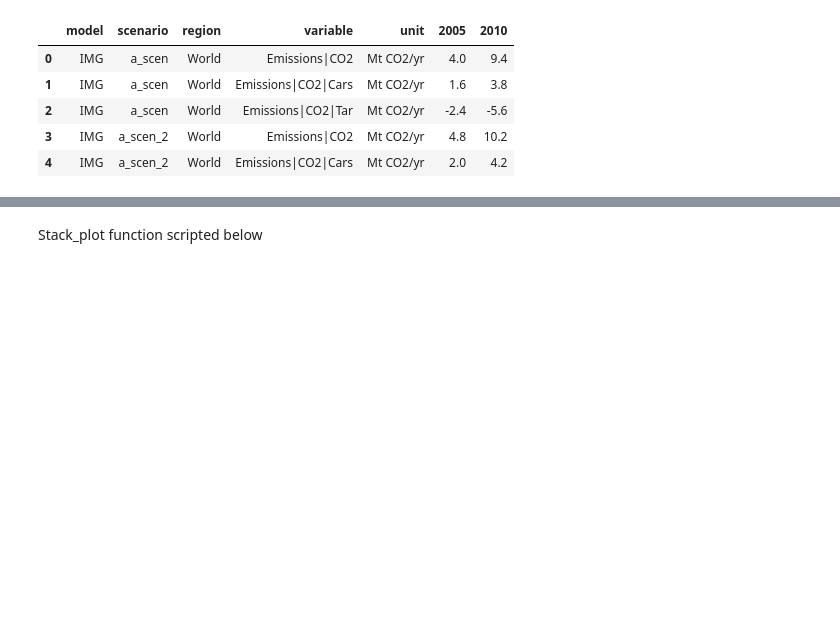
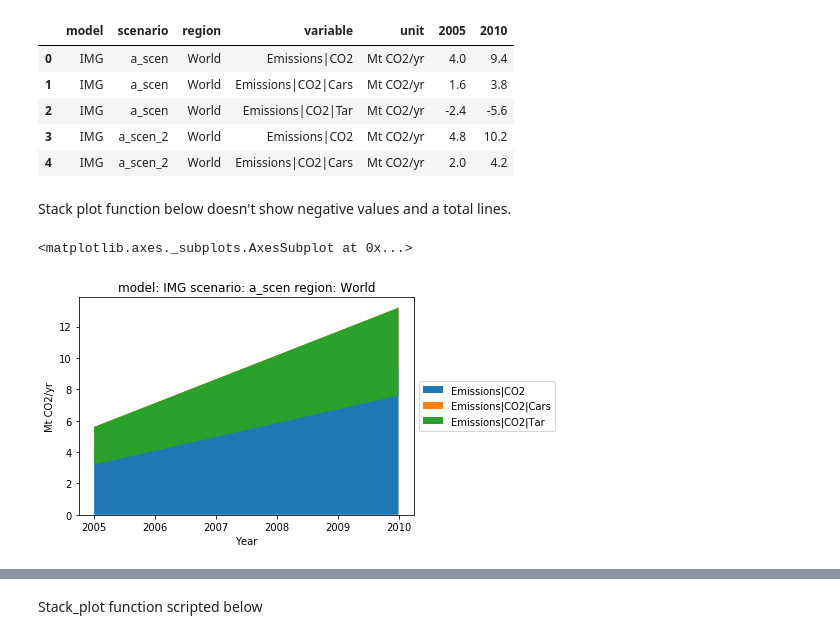
Before and after one commit to IAMconsortium/pyam, a Jupyter notebook: doc/source/tutorials/plot_aggregated_variables.ipynb, the cells around one changed output, grey strips where cells are left out. Drawn from its saved outputs; the diff is of its cells as text; code cells hidden in the pictures; blank space fills up the shorter version.

```diff
--- a/doc/source/tutorials/plot_aggregated_variables.ipynb
+++ b/doc/source/tutorials/plot_aggregated_variables.ipynb
@@ -32,3 +32,13 @@ df.head()
 | 4 | IMG | a_scen_2 | World | Emissions|CO2|Cars | Mt CO2/yr | 2.0 | 4.2 |
 # %%
 df = pyam.IamDataFrame(df)
+# %% [markdown]
+Stack plot function below doesn't show negative values and a total lines.
+# %%
+df.filter(scenario='a_scen', model='IMG').stack_plot()
+#plot_df = df.filter(scenario='a_scen', model='IMG')
+#var = list(plot_df.variables())
+#stack_plot_emissions(plot_df, var)
+# %% [output]
+<matplotlib.axes._subplots.AxesSubplot at 0x...>
+[figure, added]
```
Also changed, not shown: parts of 18 cells of this notebook.
